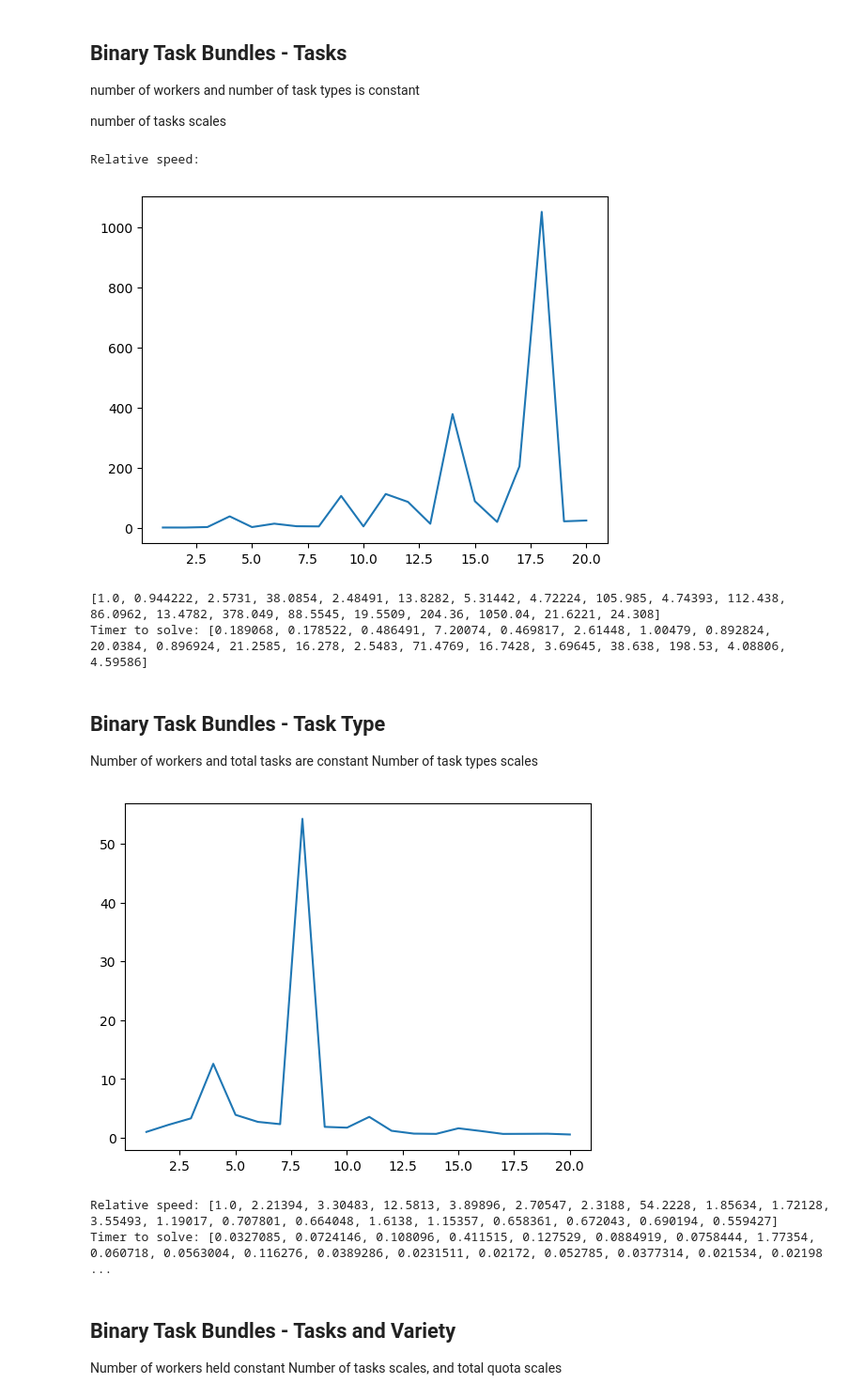
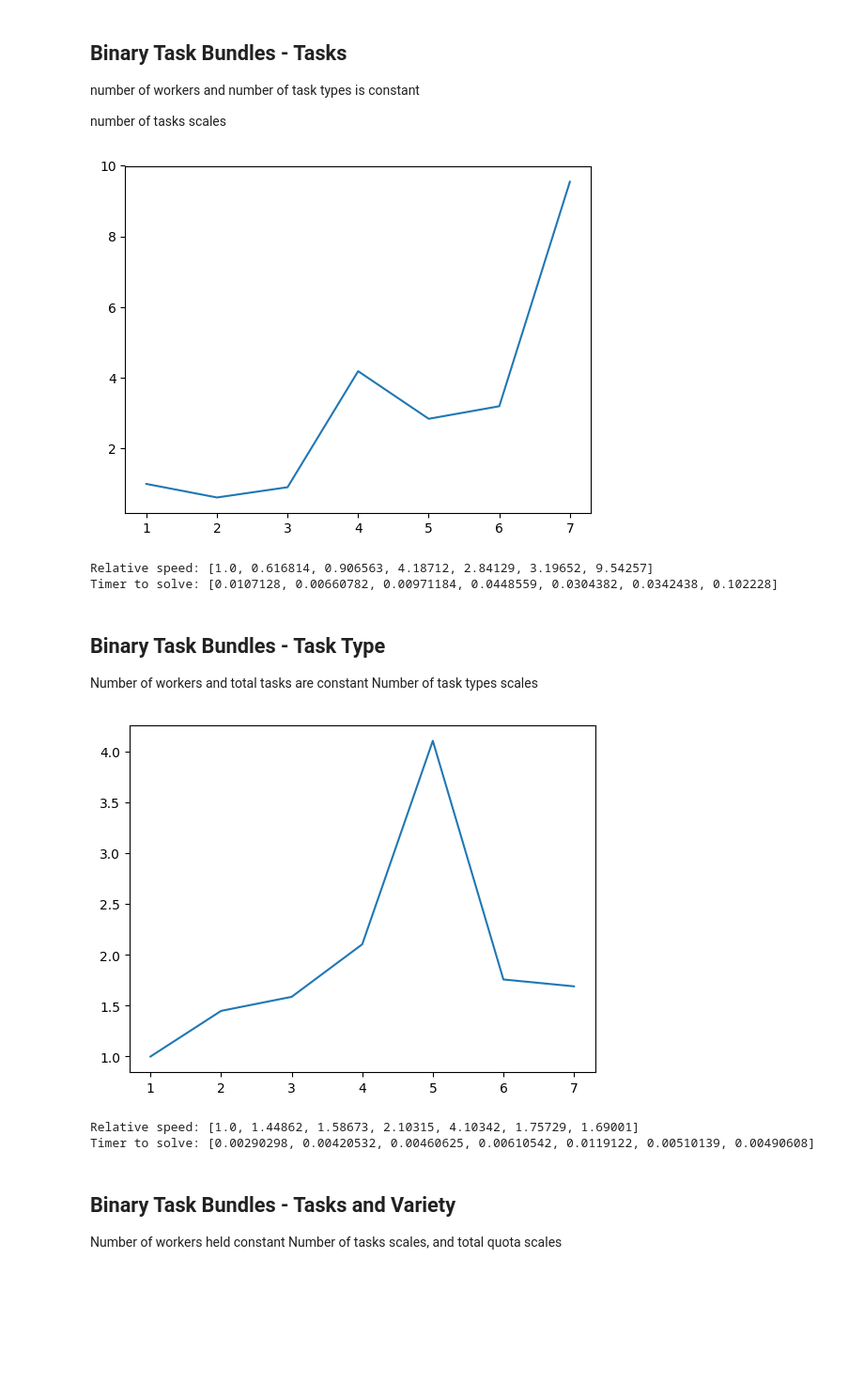
Before and after one commit to erinzm/ece524project, a Jupyter notebook: Timing Models.ipynb, the cells around one changed output. Shown at 94% size. Saved outputs shown, nothing was run; the diff lists cells and outputs as text; code cells hidden in the pictures; blank space fills up the shorter version.

```diff
--- a/Timing Models.ipynb
+++ b/Timing Models.ipynb
@@ -141,6 +141,6 @@ binaryTaskBundles (generic function with 1 method)
 # %%
 ## have consistent scale factor and averages
 
-scaleFactor = 20
+scaleFactor = 7
 averages = 5
 # %% [output]
@@ -333,8 +356,8 @@ timer = zeros(scaleFactor)
 
 for p=1:averages
     # task, worker values
-    N = rand(8:12,1,5)
-    W = 5
+    N = rand(3:5,1,5)
+    W = 3
     timer[1] = timer[1] + binaryTaskBundles(N,W)
     @showprogress "[$p]: " for u=1:scaleFactor
         timer[u] = timer[u] + binaryTaskBundles(N*u,W)
@@ -348,10 +371,9 @@ plot(1:scaleFactor,speed)
 println("Relative speed: ", speed)
 println("Timer to solve: ", timer)
 # %% [output]
+[figure, new version]
-Relative speed:
+Relative speed: [1.0, 0.616814, 0.906563, 4.18712, 2.84129, 3.19652, 9.54257]
+Timer to solve: [0.0107128, 0.00660782, 0.00971184, 0.0448559, 0.0304382, 0.0342438, 0.102228]
-[figure, old version]
-[1.0, 0.944222, 2.5731, 38.0854, 2.48491, 13.8282, 5.31442, 4.72224, 105.985, 4.74393, 112.438, 86.0962, 13.4782, 378.049, 88.5545, 19.5509, 204.36, 1050.04, 21.6221, 24.308]
-Timer to solve: [0.189068, 0.178522, 0.486491, 7.20074, 0.469817, 2.61448, 1.00479, 0.892824, 20.0384, 0.896924, 21.2585, 16.278, 2.5483, 71.4769, 16.7428, 3.69645, 38.638, 198.53, 4.08806, 4.59586]
 # %% [markdown]
 ## Binary Task Bundles - Task Type
 Number of workers and total tasks are constant
@@ -359,27 +381,27 @@ Number of task types scales
 # %%
 timer = zeros(scaleFactor)
 
 for p=1:averages
     # task, worker values
-    N = 100
-    W = 5
+    N = 20
+    W = 3
     timer[1] = timer[1] + binaryTaskBundles(N,W)
     @showprogress "[$p]: " for u=2:scaleFactor
-        N = round.(Int, 100/u * ones(u))
+        N = round.(Int, 20/u * ones(u))
         timer[u] = timer[u] + binaryTaskBundles(N,W)
     end
 end
 
 timer= timer./averages
 speed = timer./timer[1]
 
 plot(1:scaleFactor,speed)
 println("Relative speed: ", speed)
 println("Timer to solve: ", timer)
 # %% [output]
-[figure, old version]
+[figure, new version]
-Relative speed: [1.0, 2.21394, 3.30483, 12.5813, 3.89896, 2.70547, 2.3188, 54.2228, 1.85634, 1.72128, 3.55493, 1.19017, 0.707801, 0.664048, 1.6138, 1.15357, 0.658361, 0.672043, 0.690194, 0.559427]
-Timer to solve: [0.0327085, 0.0724146, 0.108096, 0.411515, 0.127529, 0.0884919, 0.0758444, 1.77354, 0.060718, 0.0563004, 0.116276, 0.0389286, 0.0231511, 0.02172, 0.052785, 0.0377314, 0.021534, 0.02198 ...
+Relative speed: [1.0, 1.44862, 1.58673, 2.10315, 4.10342, 1.75729, 1.69001]
+Timer to solve: [0.00290298, 0.00420532, 0.00460625, 0.00610542, 0.0119122, 0.00510139, 0.00490608]
 # %% [markdown]
 ## Binary Task Bundles - Tasks and Variety
 Number of workers held constant
```
Also changed, not shown: parts of 8 cells of this notebook, 1 other file.
